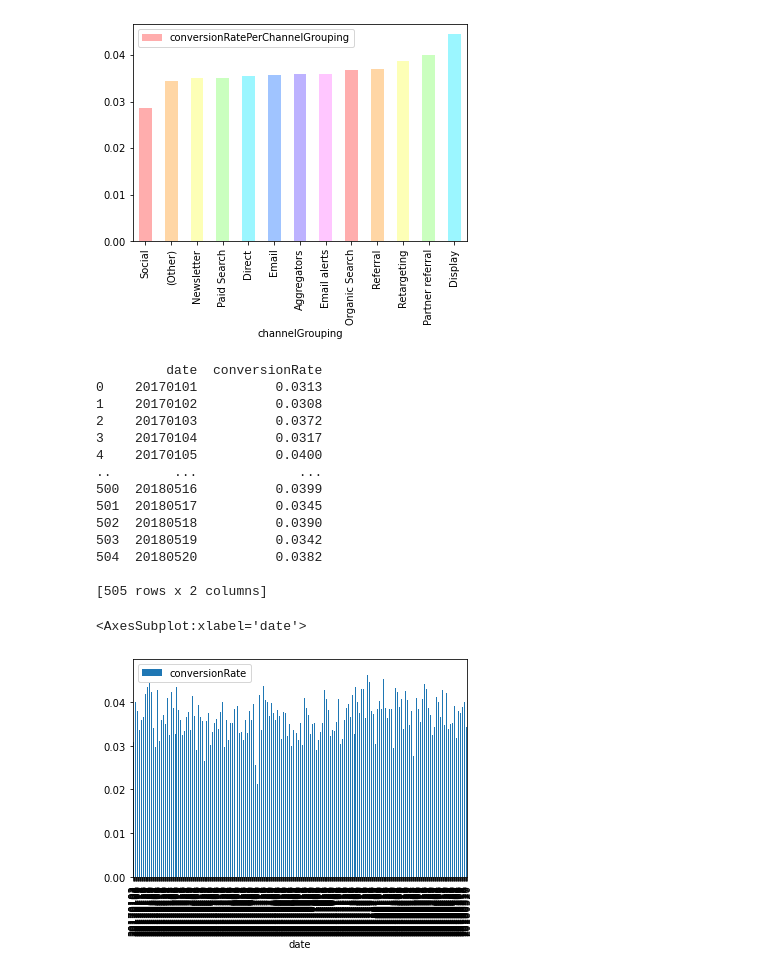
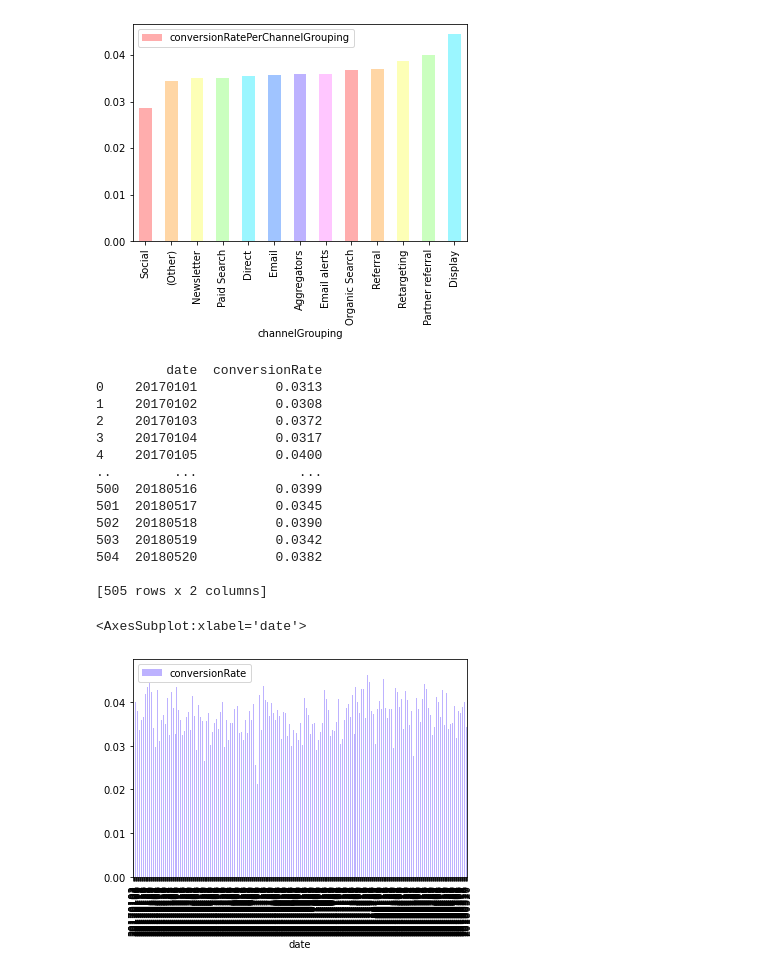
Before and after one commit to Coletterbox/More-BigQuery-with-Python, a Jupyter notebook: queriesWithGraphs1.ipynb, the cells around one changed output. Cells and saved outputs as stored; diff of their text form; code cells hidden in the pictures.

```diff
--- a/queriesWithGraphs1.ipynb
+++ b/queriesWithGraphs1.ipynb
@@ -165,29 +167,29 @@ runQuery(query7).plot.bar(x='channelGrouping', y='conversionRatePerChannelGroupi
 # %%
 query8 = """
     SELECT date, ROUND((AVG(conversions))/(AVG(sessions)), 4) as conversionRate
     FROM `apprenticeship-299321.sample_data.datatable`
     GROUP BY date
     ORDER BY date ASC
 """
-runQuery(query8).plot.bar(x='date', y='conversionRate')
+runQuery(query8).plot.bar(x='date', y='conversionRate', color=["#BDB2FF"])
 # TODO: revisit - date is an integer, so this doesn't show up properly as a line graph
 # %% [output]
          date  conversionRate
 0    20170101          0.0313
 1    20170102          0.0308
 2    20170103          0.0372
 3    20170104          0.0317
 4    20170105          0.0400
 ..        ...             ...
 500  20180516          0.0399
 501  20180517          0.0345
 502  20180518          0.0390
 503  20180519          0.0342
 504  20180520          0.0382
 
 [505 rows x 2 columns]
 <AxesSubplot:xlabel='date'>
-[figure, old version]
+[figure, new version]
 # %%
 query9 = """
     SELECT date, SUM(sessions) as totalSessions
```
Also changed, not shown: parts of 7 cells of this notebook.
